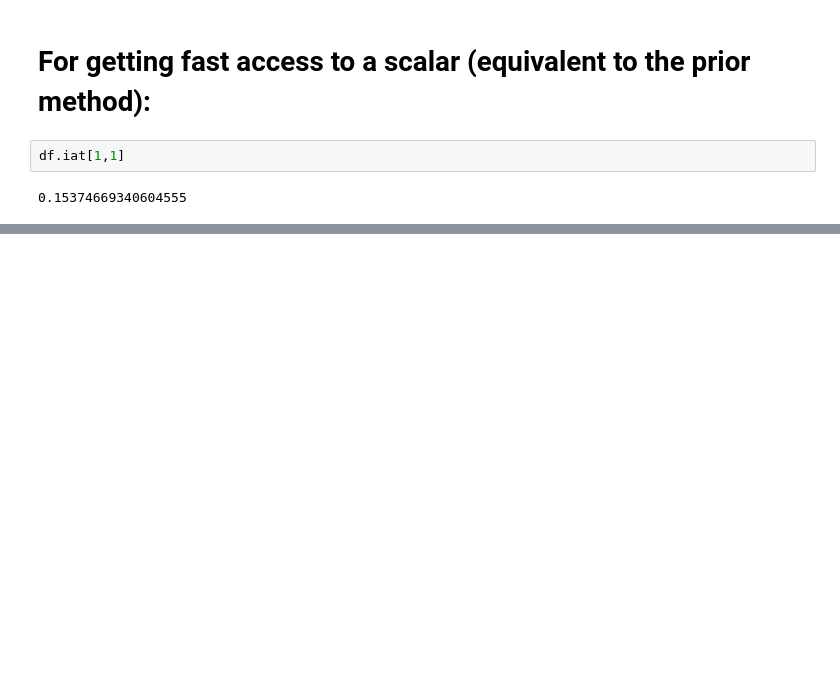
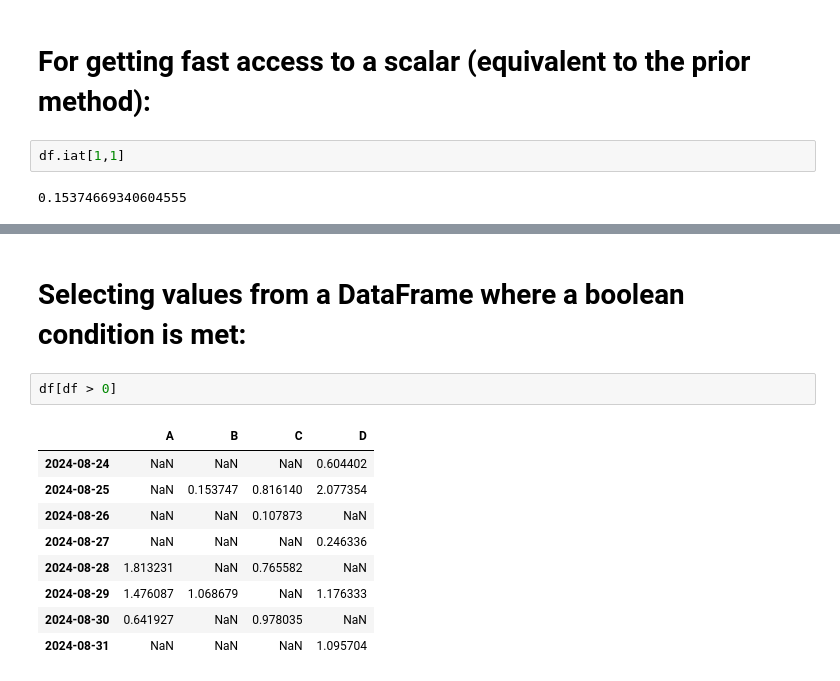
Before and after one commit to gopal-py07/DataSciencePandasExample, a Jupyter notebook: practices/10minPandas.ipynb, the cells around one changed output, grey strips where cells are left out. Cells and saved outputs as stored; diff of their text form; blank space fills up the shorter version.

```diff
--- a/practices/10minPandas.ipynb
+++ b/practices/10minPandas.ipynb
@@ -454,0 +466,14 @@ df.iat[1,1]
+# %% [markdown]
+# Selecting values from a DataFrame where a boolean condition is met:
+# %%
+df[df > 0]
+# %% [output]
+|  | A | B | C | D |
+| 2024-08-24 | NaN | NaN | NaN | 0.604402 |
+| 2024-08-25 | NaN | 0.153747 | 0.816140 | 2.077354 |
+| 2024-08-26 | NaN | NaN | 0.107873 | NaN |
+| 2024-08-27 | NaN | NaN | NaN | 0.246336 |
+| 2024-08-28 | 1.813231 | NaN | 0.765582 | NaN |
+| 2024-08-29 | 1.476087 | 1.068679 | NaN | 1.176333 |
+| 2024-08-30 | 0.641927 | NaN | 0.978035 | NaN |
+| 2024-08-31 | NaN | NaN | NaN | 1.095704 |
```
Also changed, not shown: parts of 9 cells of this notebook.
